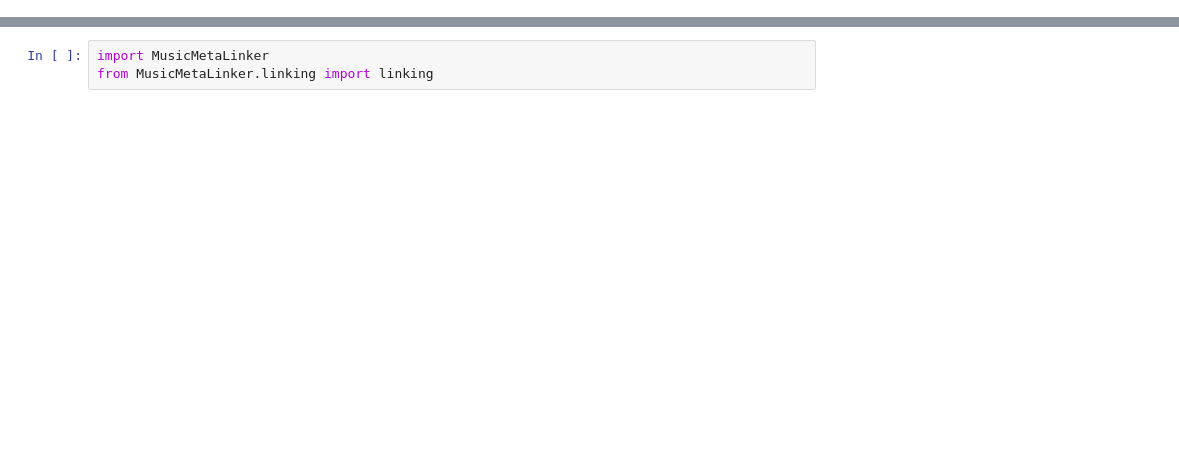
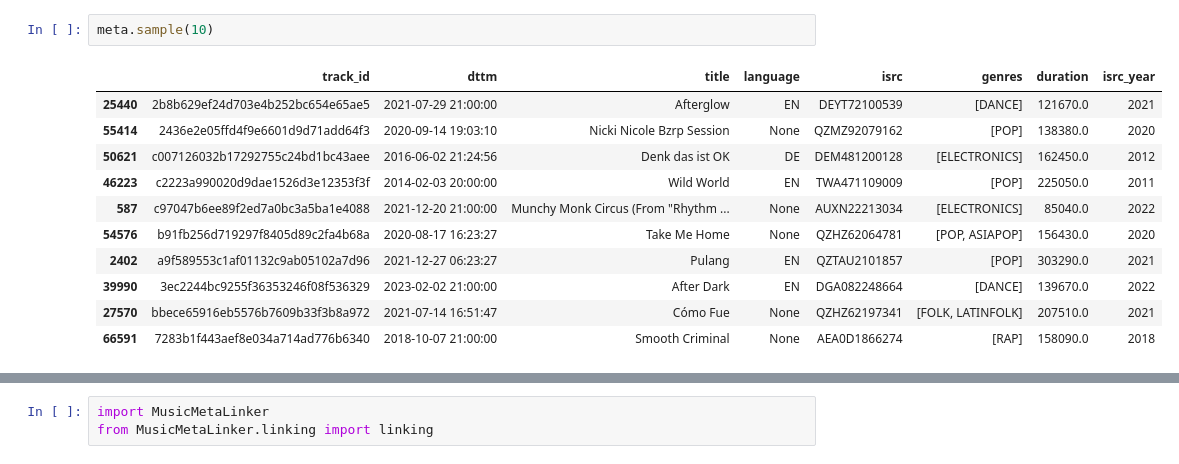
Before and after one commit to yakgleb/YandexMusic_hackathon, a Jupyter notebook: MusicMetaLinker.ipynb, the cells around one changed output, grey strips where cells are left out. Drawn from its saved outputs; the diff is of its cells as text; blank space fills up the shorter version.

```diff
--- a/MusicMetaLinker.ipynb
+++ b/MusicMetaLinker.ipynb
@@ -5,2 +93,16 @@ from git import Repo
+# %%
+meta.sample(10)
+# %% [output]
+|  | track_id | dttm | title | language | isrc | genres | duration | isrc_year |
+| 25440 | 2b8b629ef24d703e4b252bc654e65ae5 | 2021-07-29 21:00:00 | Afterglow | EN | DEYT72100539 | [DANCE] | 121670.0 | 2021 |
+| 55414 | 2436e2e05ffd4f9e6601d9d71add64f3 | 2020-09-14 19:03:10 | Nicki Nicole Bzrp Session | None | QZMZ92079162 | [POP] | 138380.0 | 2020 |
+| 50621 | c007126032b17292755c24bd1bc43aee | 2016-06-02 21:24:56 | Denk das ist OK | DE | DEM481200128 | [ELECTRONICS] | 162450.0 | 2012 |
+| 46223 | c2223a990020d9dae1526d3e12353f3f | 2014-02-03 20:00:00 | Wild World | EN | TWA471109009 | [POP] | 225050.0 | 2011 |
+| 587 | c97047b6ee89f2ed7a0bc3a5ba1e4088 | 2021-12-20 21:00:00 | Munchy Monk Circus (From "Rhythm ... | None | AUXN22213034 | [ELECTRONICS] | 85040.0 | 2022 |
+| 54576 | b91fb256d719297f8405d89c2fa4b68a | 2020-08-17 16:23:27 | Take Me Home | None | QZHZ62064781 | [POP, ASIAPOP] | 156430.0 | 2020 |
+| 2402 | a9f589553c1af01132c9ab05102a7d96 | 2021-12-27 06:23:27 | Pulang | EN | QZTAU2101857 | [POP] | 303290.0 | 2021 |
+| 39990 | 3ec2244bc9255f36353246f08f536329 | 2023-02-02 21:00:00 | After Dark | EN | DGA082248664 | [DANCE] | 139670.0 | 2022 |
+| 27570 | bbece65916eb5576b7609b33f3b8a972 | 2021-07-14 16:51:47 | Cómo Fue | None | QZHZ62197341 | [FOLK, LATINFOLK] | 207510.0 | 2021 |
+| 66591 | 7283b1f443aef8e034a714ad776b6340 | 2018-10-07 21:00:00 | Smooth Criminal | None | AEA0D1866274 | [RAP] | 158090.0 | 2018 |
 # %%
 #клонируем репозиторий на диск
```
Also changed, not shown: parts of 21 cells of this notebook.
